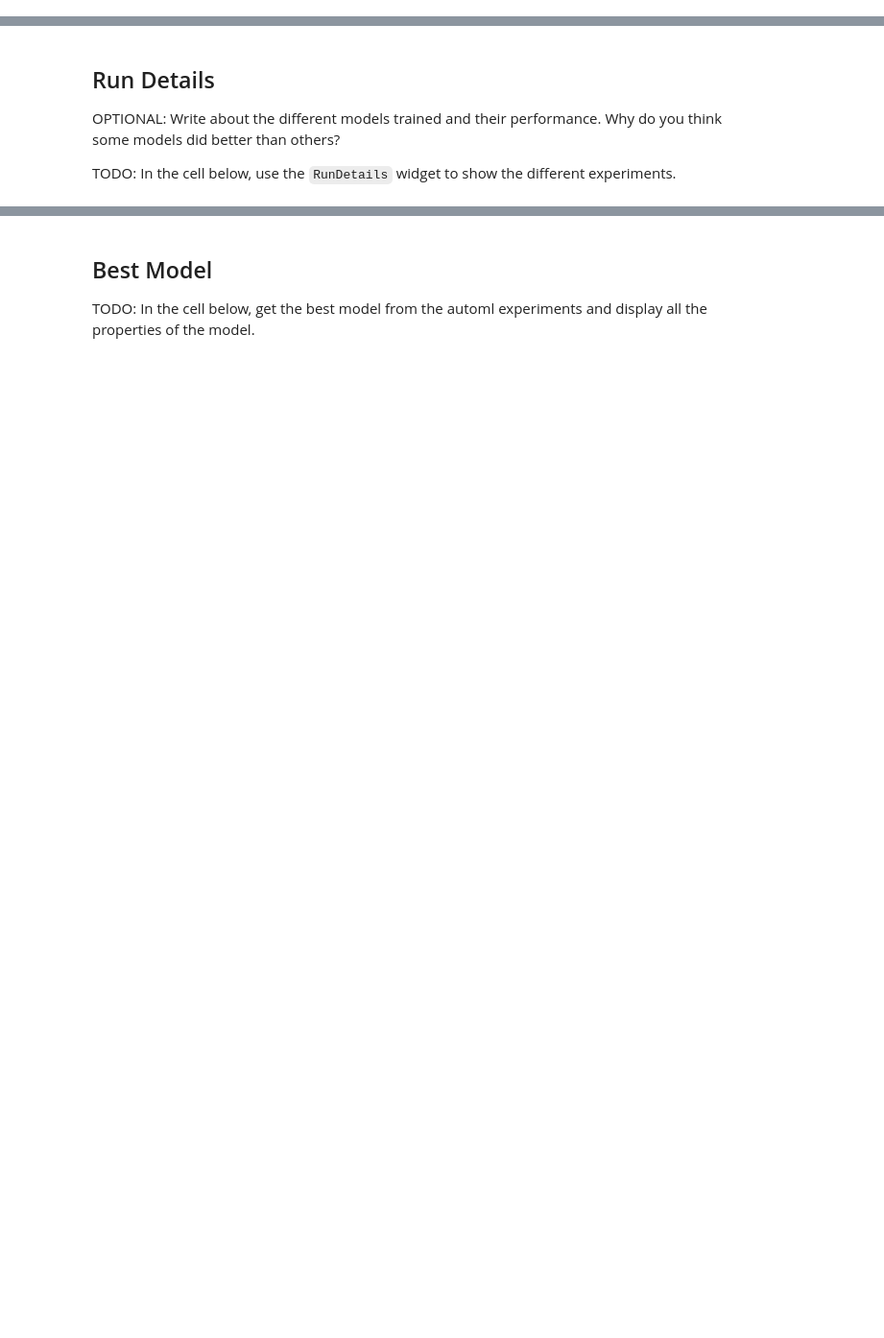
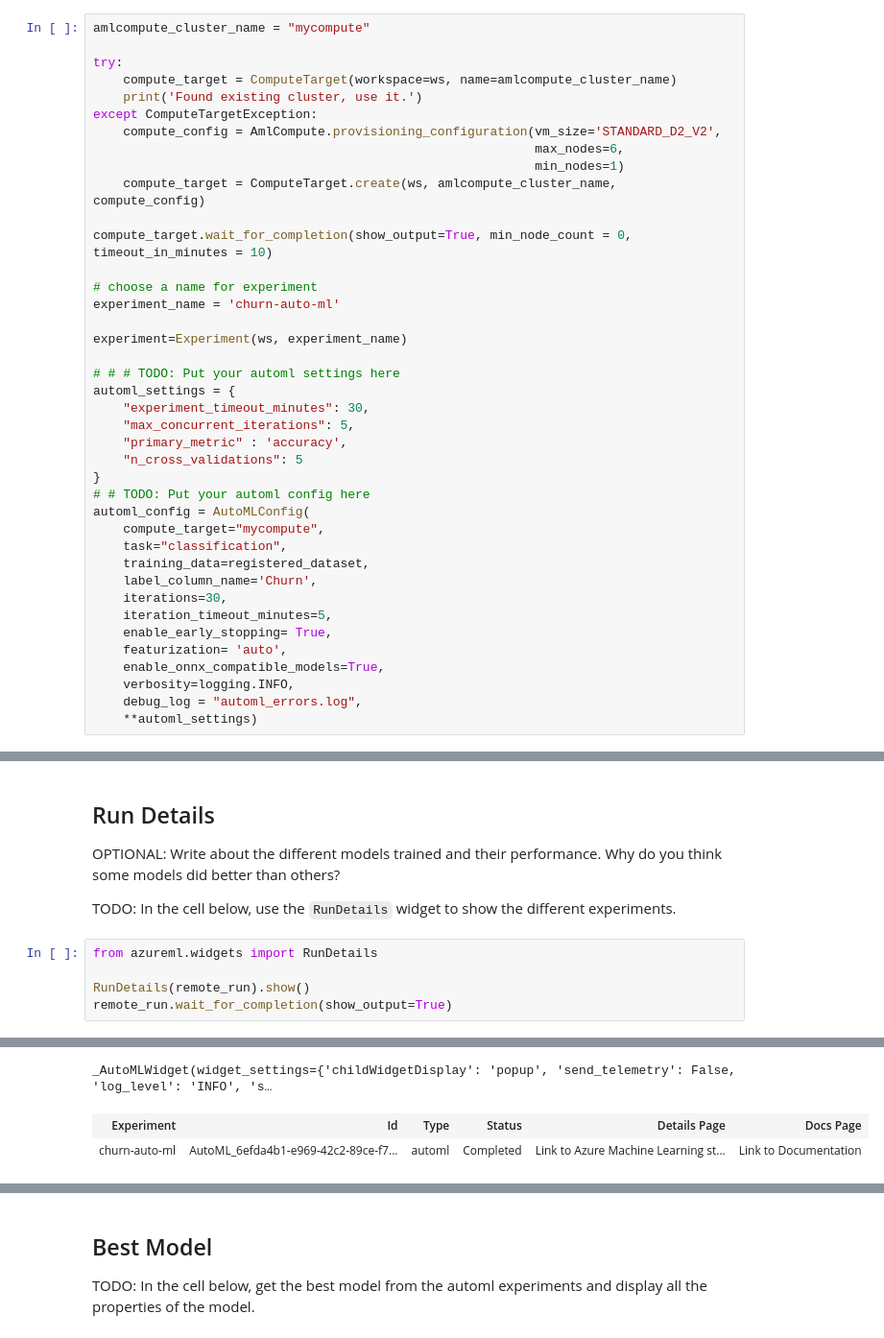
Before and after one commit to irafayabdul/MLE-Azure-Capstone, a Jupyter notebook: automl.ipynb, the cells around one changed output, grey strips where cells are left out. Shown: that part at 96% size. Saved outputs shown, nothing was run; the diff lists cells and outputs as text; blank space fills up the shorter version.

```diff
--- a/automl.ipynb
+++ b/automl.ipynb
@@ -135,0 +122,40 @@ WARNING:root:The AutoMLConfig parameters, X and y, will soon be deprecated. Plea
+# %%
+amlcompute_cluster_name = "mycompute"
+
+try:
+    compute_target = ComputeTarget(workspace=ws, name=amlcompute_cluster_name)
+    print('Found existing cluster, use it.')
+except ComputeTargetException:
+    compute_config = AmlCompute.provisioning_configuration(vm_size='STANDARD_D2_V2',
+                                                           max_nodes=6,
+                                                           min_nodes=1)
+    compute_target = ComputeTarget.create(ws, amlcompute_cluster_name, compute_config)
+
+compute_target.wait_for_completion(show_output=True, min_node_count = 0, timeout_in_minutes = 10)
+
+# choose a name for experiment
+experiment_name = 'churn-auto-ml'
+
+experiment=Experiment(ws, experiment_name)
+
+# # # TODO: Put your automl settings here
+automl_settings = {
+    "experiment_timeout_minutes": 30,
+    "max_concurrent_iterations": 5,
+    "primary_metric" : 'accuracy',
+    "n_cross_validations": 5
+}
+# # TODO: Put your automl config here
+automl_config = AutoMLConfig(
+    compute_target="mycompute",
+    task="classification",
+    training_data=registered_dataset,
+    label_column_name='Churn',
+    iterations=30,
+    iteration_timeout_minutes=5,
+    enable_early_stopping= True,
+    featurization= 'auto',
+    enable_onnx_compatible_models=True,
+    verbosity=logging.INFO,
+    debug_log = "automl_errors.log",
+    **automl_settings)
@@ -174,3 +182,9 @@ Current status: BestRunExplainModel. Best run model explanations completed
 OPTIONAL: Write about the different models trained and their performance. Why do you think some models did better than others?
 
 TODO: In the cell below, use the `RunDetails` widget to show the different experiments.
+# %%
+from azureml.widgets import RunDetails
+
+RunDetails(remote_run).show()
+remote_run.wait_for_completion(show_output=True)
+# %% [output]
@@ -176,0 +202,3 @@ TODO: In the cell below, use the `RunDetails` widget to show the different exper
+_AutoMLWidget(widget_settings={'childWidgetDisplay': 'popup', 'send_telemetry': False, 'log_level': 'INFO', 's…
+| Experiment | Id | Type | Status | Details Page | Docs Page |
+| churn-auto-ml | AutoML_6efda4b1-e969-42c2-89ce-f7... | automl | Completed | Link to Azure Machine Learning st... | Link to Documentation |
```
Also changed, not shown: parts of 13 cells of this notebook, 36 other files.
